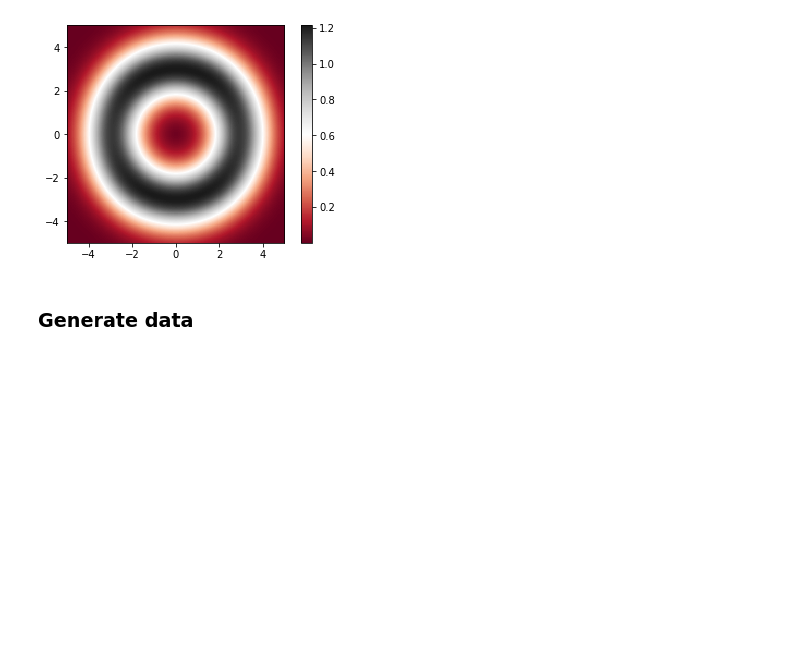
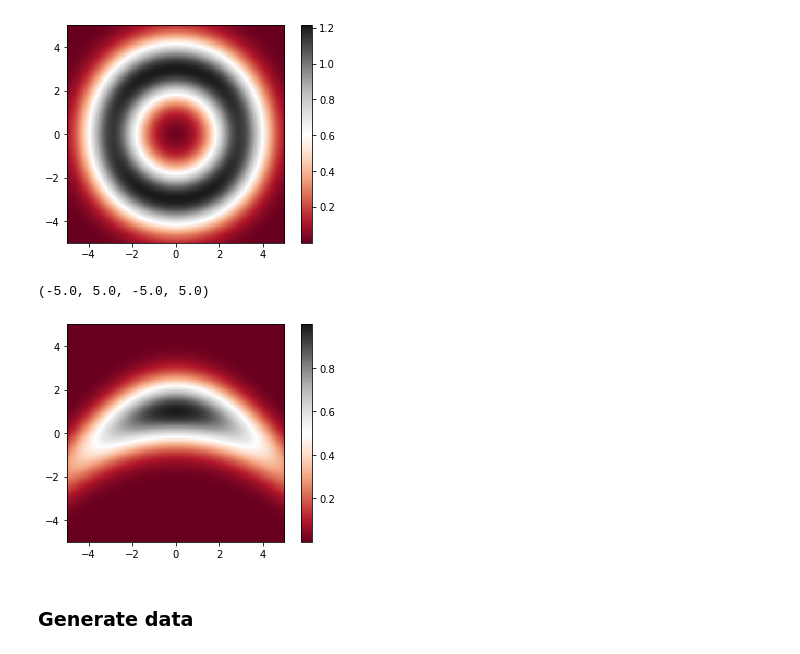
Before and after one commit to svsamsonov/VR-MCMC, a Jupyter notebook: Code/Potential_rezende_new.ipynb, the cells around one changed output. Drawn from its saved outputs; the diff is of its cells as text; code cells hidden in the pictures; blank space fills up the shorter version.

```diff
--- a/Code/Potential_rezende_new.ipynb
+++ b/Code/Potential_rezende_new.ipynb
@@ -63,6 +64,26 @@ plt.axis(aspect='image')
 # %% [output]
 (-5.0, 5.0, -5.0, 5.0)
 [figure]
+# %%
+M = 10
+B = 0.1
+def U(x,y):
+    return -1./(2*M)*x**2 - 1./2*(y+B*x**2-M*B)**2
+
+x = np.linspace(-5, 5, 200)
+y = np.linspace(-5, 5, 200)
+
+X, Y = np.meshgrid(x, y)
+Z = np.exp(U(X, Y))
+# %%
+plt.imshow(Z, extent=[-5, 5, -5, 5], origin='lower',
+           cmap='RdGy')
+plt.colorbar()
+plt.savefig("banana_shape.pdf")
+plt.axis(aspect='image')
+# %% [output]
+(-5.0, 5.0, -5.0, 5.0)
+[figure, added]
 # %% [markdown]
 ### Generate data
 # %%
```
Also changed, not shown: parts of 6 cells of this notebook, 2 other files.
